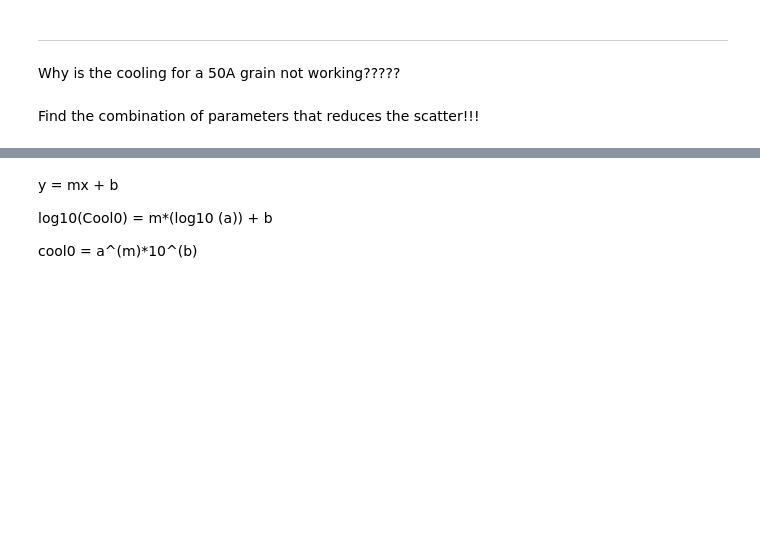
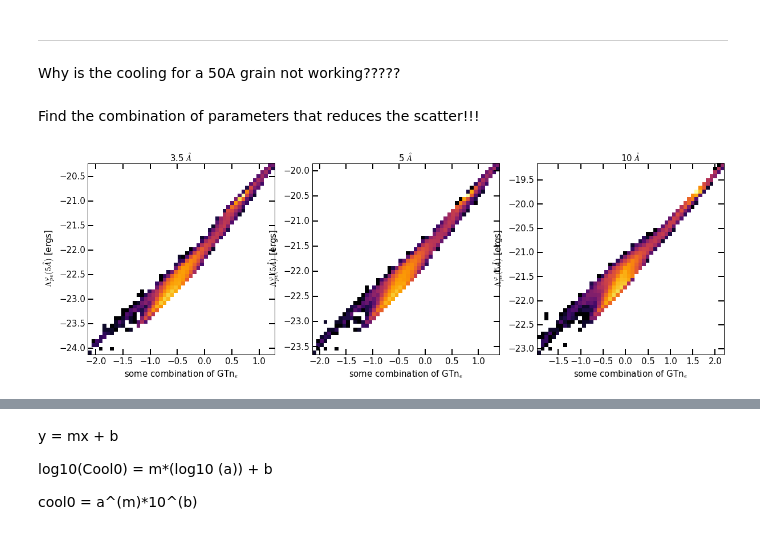
Before and after one commit to jcibanezm/PeHeat_AnalysisScripts, a Jupyter notebook: Cooling_Develop.ipynb, the cells around one changed output, grey strips where cells are left out. Saved outputs shown, nothing was run; the diff lists cells and outputs as text; code cells hidden in the pictures; blank space fills up the shorter version.

```diff
--- a/Cooling_Develop.ipynb
+++ b/Cooling_Develop.ipynb
@@ -335,7 +408,8 @@ fig = plt.figure(figsize=(20,6))
 ax = fig.add_subplot(131)
 
 GTn3 = (cdist3["G"]+cdist3["G_CR"])*np.sqrt(cdist3["temp"])/cdist3["new_ne"]
-BTfit3 = cdist3["new_ne"]*cdist3["temp"]**(0.5)*(GTn3)**(0.2)
+#BTfit3 = cdist3["new_ne"]*cdist3["temp"]**(0.5)*(GTn3)**(0.2)
+BTfit3 = cdist3["new_ne"]*cdist3["temp"]**(tempexp[0])*(GTn3)**(gtnexp[0])
 
 ax.hist2d(np.log10(BTfit3),np.log10(Cooling3AA), bins=50, norm=LogNorm(), cmap="inferno")
 
@@ -350,32 +424,36 @@ ax.set_title("3.5 $\AA$", fontsize=15)
 ax = fig.add_subplot(132)
 
 GTn5 = (cdist5["G"]+cdist5["G_CR"])*np.sqrt(cdist5["temp"])/cdist5["new_ne"]
-BTfit5 = cdist5["new_ne"]*cdist5["temp"]**(0.5)*(GTn5)**(0.2)
+#BTfit5 = cdist5["new_ne"]*cdist5["temp"]**(0.5)*(GTn5)**(0.25)
+BTfit5 = cdist5["new_ne"]*cdist5["temp"]**(tempexp[0])*(GTn5)**(gtnexp[1])
 
 ax.hist2d(np.log10(BTfit5),np.log10(Cooling5AA), bins=50, norm=LogNorm(), cmap="inferno")
 
 ax.set_xlabel("some combination of GTn$_{e}$", fontsize=15)
 ax.set_ylabel(" $\Lambda^{'}_{pe}(5 \\AA)$ [ergs]", fontsize=15)
 
 ax.tick_params(axis='both', which='major', length=10, width=2,  labelsize=15, direction="in")
 ax.tick_params(axis='both', which='minor', length=5, width=1.5, labelsize=15, direction="in")
 
 ax.set_title("5 $\AA$", fontsize=15)
 
 ax = fig.add_subplot(133)
 
 GTn10 = (cdist10["G"]+cdist10["G_CR"])*np.sqrt(cdist10["temp"])/cdist10["new_ne"]
-BTfit10 = cdist10["new_ne"]*cdist10["temp"]**(0.4)*(GTn10)**(0.2)
+#BTfit10 = cdist10["new_ne"]*cdist10["temp"]**(0.8)*(GTn10)**(0.2)
+BTfit10 = cdist10["new_ne"]*cdist10["temp"]**(tempexp[2])*(GTn10)**(gtnexp[2])
 
 ax.hist2d(np.log10(BTfit10), np.log10(Cooling10AA), bins=50, norm=LogNorm(), cmap="inferno")
 
 ax.set_xlabel("some combination of GTn$_{e}$", fontsize=15)
 ax.set_ylabel(" $\Lambda^{'}_{pe}(5 \\AA)$ [ergs]", fontsize=15)
 
 ax.tick_params(axis='both', which='major', length=10, width=2,  labelsize=15, direction="in")
 ax.tick_params(axis='both', which='minor', length=5, width=1.5, labelsize=15, direction="in")
 
 ax.set_title("10 $\AA$", fontsize=15)
 
 
 fig.show()
+# %% [output]
+[figure, added]
```
Also changed, not shown: parts of 44 cells of this notebook, 18 other files.
